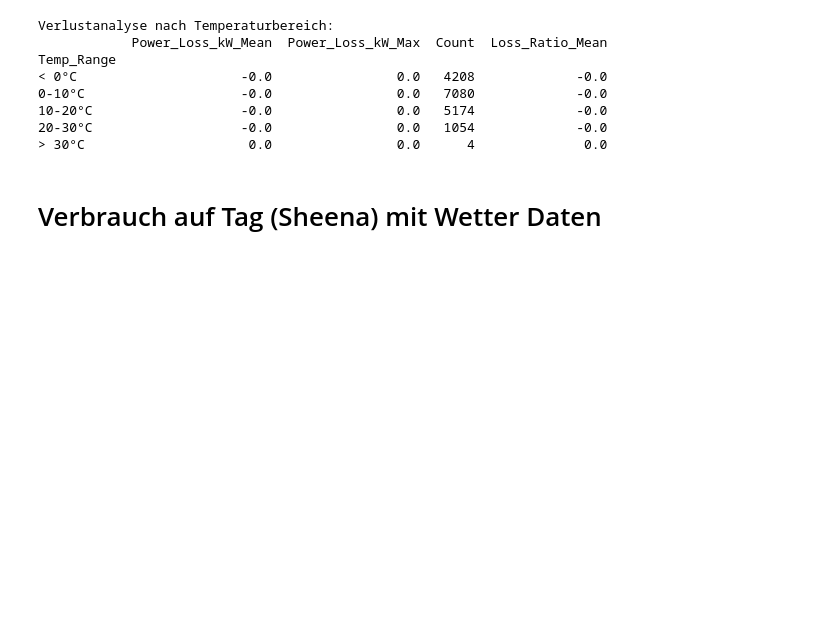
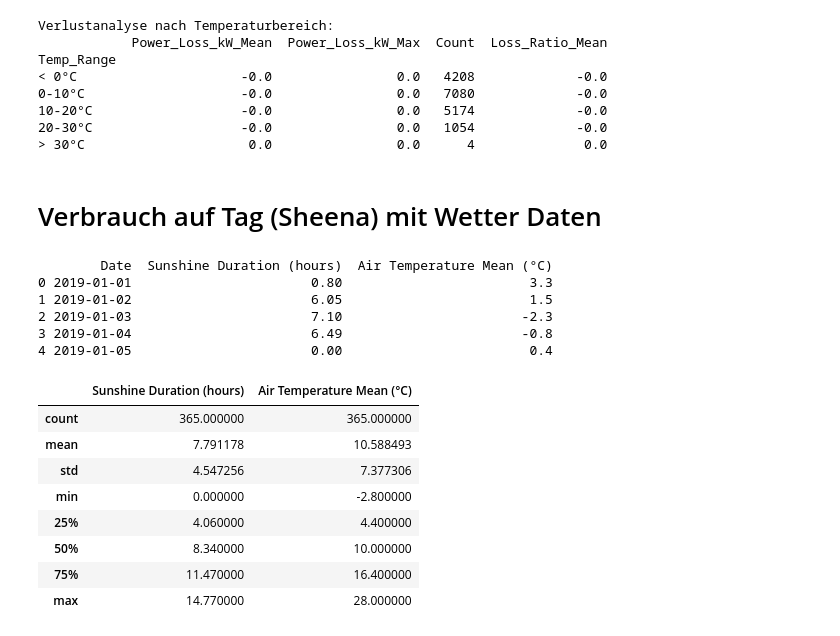
Before and after one commit to abishanaru/PV-Optimisation, a Jupyter notebook: main.ipynb, the cells around one changed output. Cells and saved outputs as stored; diff of their text form; code cells hidden in the pictures; blank space fills up the shorter version.

```diff
--- a/main.ipynb
+++ b/main.ipynb
@@ -412,3 +396,53 @@ Temp_Range
 > 30°C                     0.0                0.0      4              0.0
 # %% [markdown]
 # Verbrauch auf Tag (Sheena) mit Wetter Daten
+# %%
+import requests
+import pandas as pd
+
+# Define the API endpoint and parameters
+url = "https://archive-api.open-meteo.com/v1/archive"
+params = {
+    "latitude": 47.3925,
+    "longitude": 8.0442,
+    "start_date": "2019-01-01",
+    "end_date": "2019-12-31",
+    "daily": "sunshine_duration,temperature_2m_mean",
+    "timezone": "Europe/Zurich"
+}
+
+# Make the API request
+response = requests.get(url, params=params)
+data = response.json()
+
+# Extract data
+dates = data['daily']['time']
+sunshine = data['daily']['sunshine_duration']  # in seconds
+temperature = data['daily']['temperature_2m_mean']  # in °C
+
+# Build DataFrame
+df_api_weather = pd.DataFrame({
+    'Date': pd.to_datetime(dates),
+    'Sunshine Duration (hours)': [round(s / 3600, 2) for s in sunshine],
+    'Air Temperature Mean (°C)': temperature
+})
+
+# Show first few rows and summary
+print(df_api_weather.head())
+df_api_weather[['Sunshine Duration (hours)', 'Air Temperature Mean (°C)']].describe()
+# %% [output]
+        Date  Sunshine Duration (hours)  Air Temperature Mean (°C)
+0 2019-01-01                       0.80                        3.3
+1 2019-01-02                       6.05                        1.5
+2 2019-01-03                       7.10                       -2.3
+3 2019-01-04                       6.49                       -0.8
+4 2019-01-05                       0.00                        0.4
+|  | Sunshine Duration (hours) | Air Temperature Mean (°C) |
+| count | 365.000000 | 365.000000 |
+| mean | 7.791178 | 10.588493 |
+| std | 4.547256 | 7.377306 |
+| min | 0.000000 | -2.800000 |
+| 25% | 4.060000 | 4.400000 |
+| 50% | 8.340000 | 10.000000 |
+| 75% | 11.470000 | 16.400000 |
+| max | 14.770000 | 28.000000 |
```
Also changed, not shown: parts of 4 cells of this notebook.
